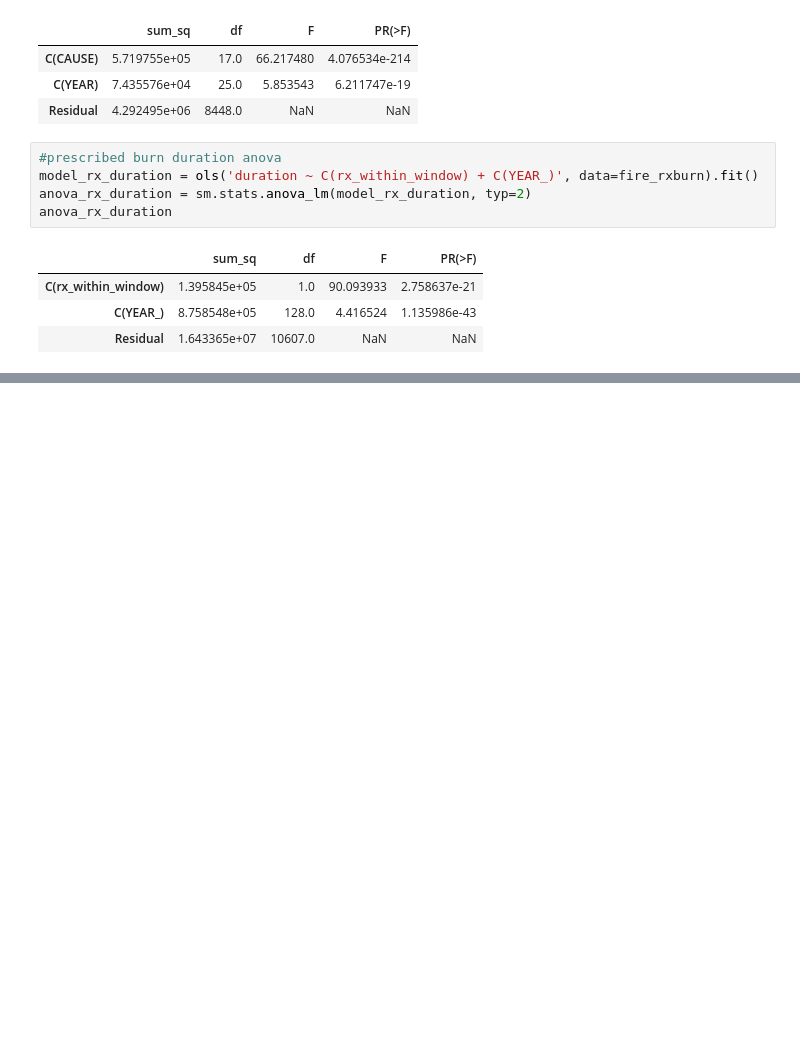
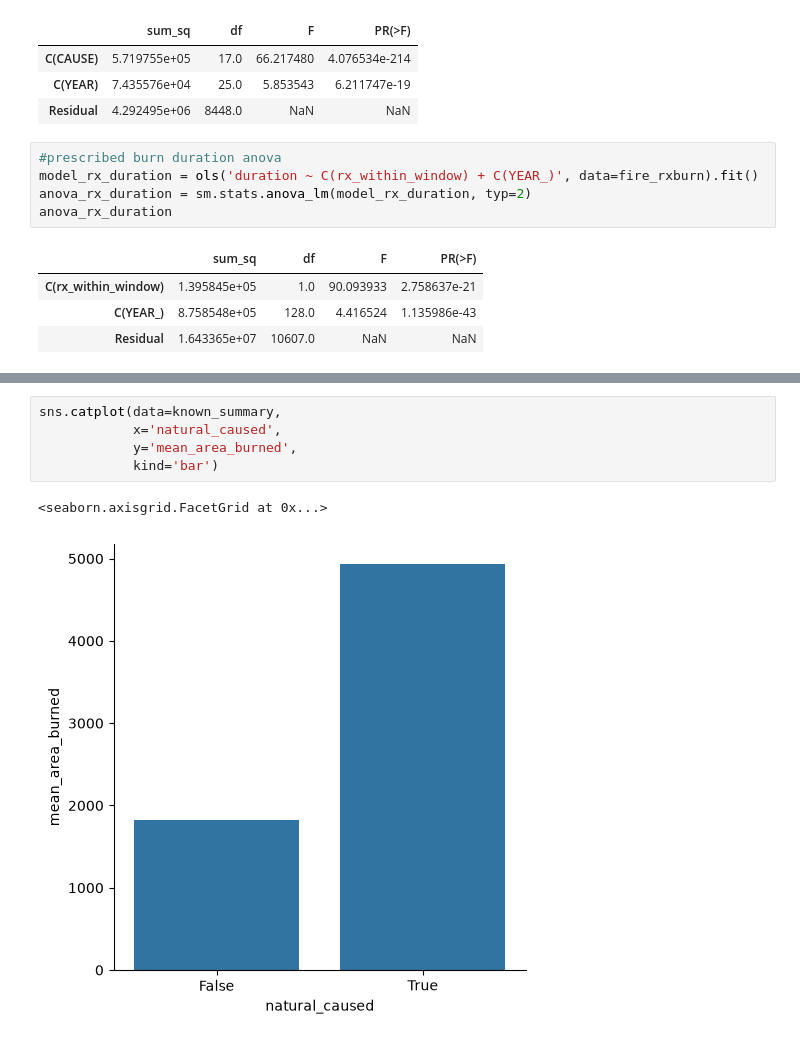
Before and after one commit to elwoodruff/NowellWernerWoodruff, a Jupyter notebook: scripts/dataanalysis.ipynb, the cells around one changed output, grey strips where cells are left out. Saved outputs shown, nothing was run; the diff lists cells and outputs as text; blank space fills up the shorter version.

```diff
--- a/scripts/dataanalysis.ipynb
+++ b/scripts/dataanalysis.ipynb
@@ -356,0 +396,8 @@ anova_rx_duration
+# %%
+sns.catplot(data=known_summary,
+            x='natural_caused',
+            y='mean_area_burned',
+            kind='bar')
+# %% [output]
+<seaborn.axisgrid.FacetGrid at 0x...>
+[figure, added]
```
Also changed, not shown: parts of 8 cells of this notebook.
